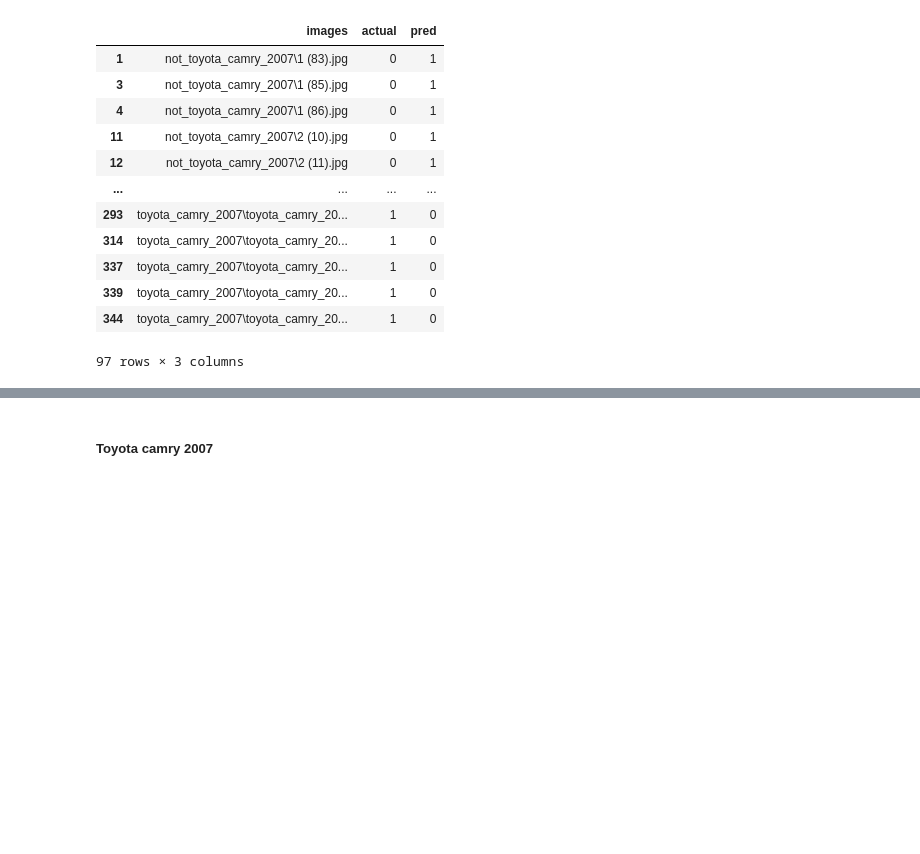
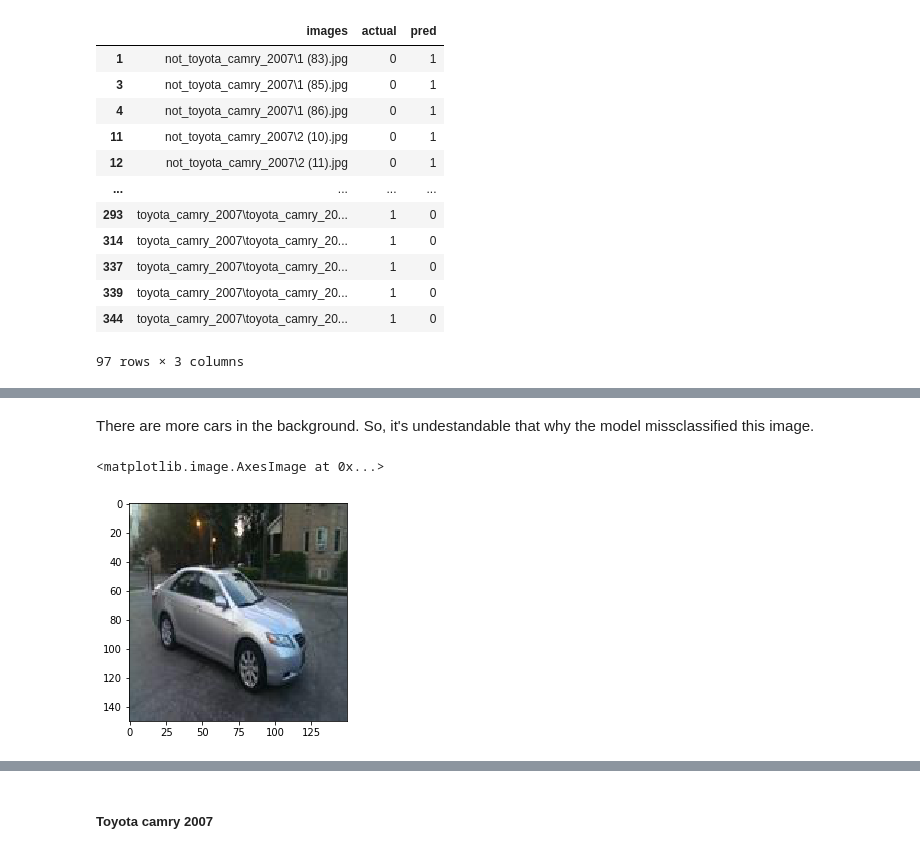
Before and after one commit to itssaifulhasan/image_recognition_CNN, a Jupyter notebook: code/dsi_capstone_notebook.ipynb, the cells around one changed output, grey strips where cells are left out. Drawn from its saved outputs; the diff is of its cells as text; code cells hidden in the pictures; blank space fills up the shorter version.

```diff
--- a/code/dsi_capstone_notebook.ipynb
+++ b/code/dsi_capstone_notebook.ipynb
@@ -942,0 +940,8 @@ missclassified_images
+# %% [markdown]
+There are more cars in the background. So, it's undestandable that why the model missclassified this image.
+# %%
+images = image.imread('../car_images/test_images/toyota_camry_2007/toyota_camry_2007 (4).jpg')
+pyplot.imshow(images)
+# %% [output]
+<matplotlib.image.AxesImage at 0x...>
+[figure, added]
```
Also changed, not shown: parts of 70 cells of this notebook, 1 other file.
